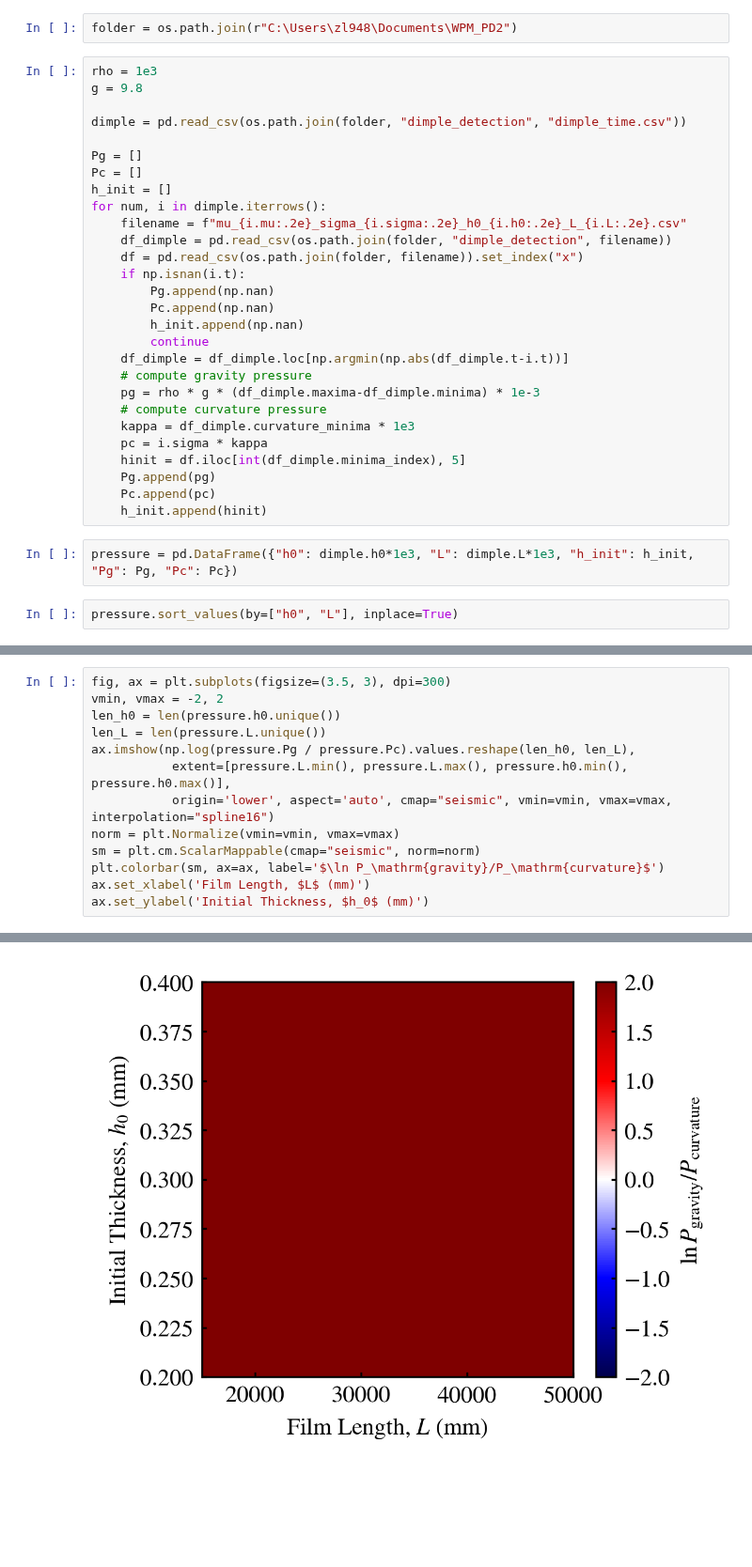
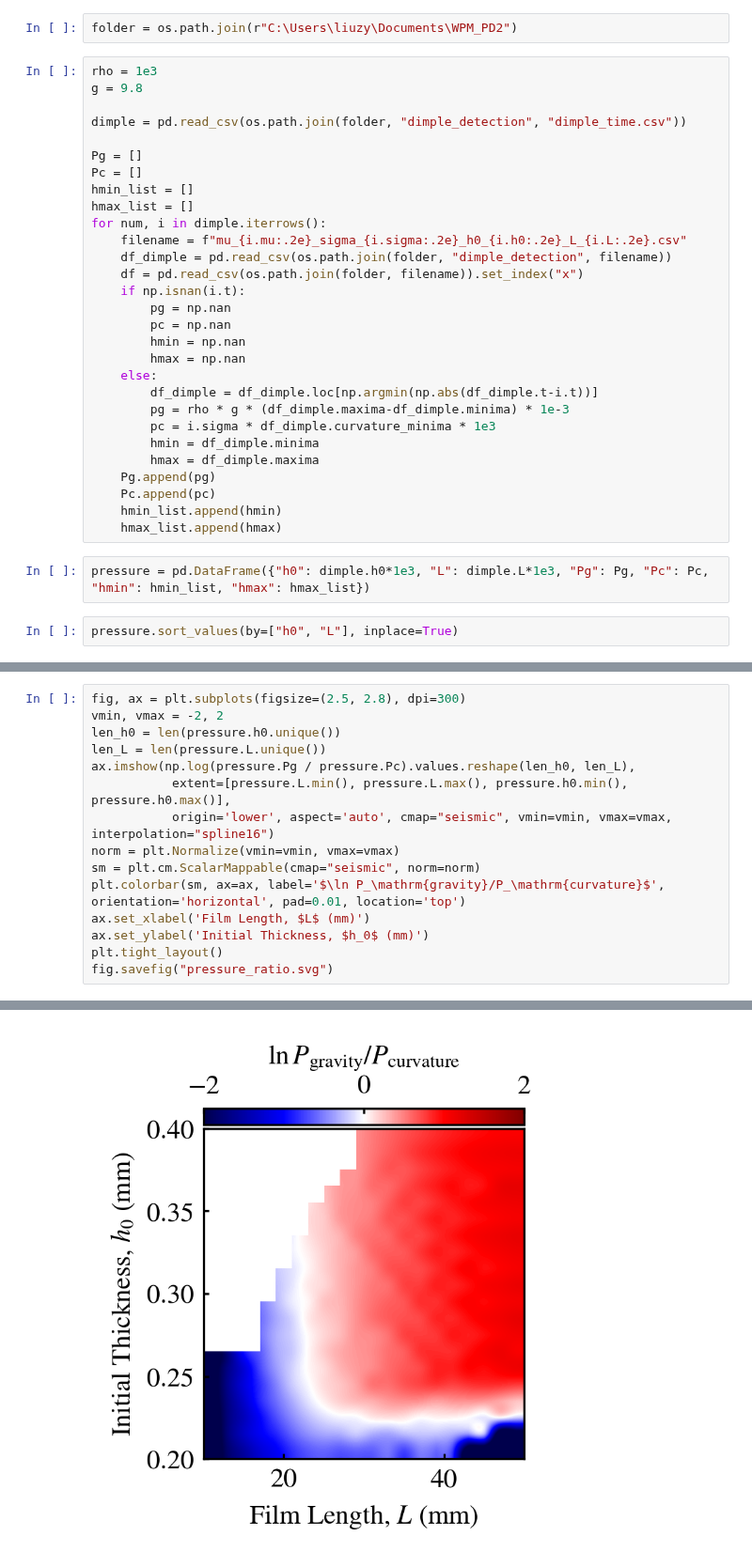
Before and after one commit to ZLoverty/WPM, a Jupyter notebook: Code/Response_to_reviewers.ipynb, the cells around one changed output, grey strips where cells are left out. Shown at 94% size. Drawn from its saved outputs; the diff is of its cells as text; blank space fills up the shorter version.

```diff
--- a/Code/Response_to_reviewers.ipynb
+++ b/Code/Response_to_reviewers.ipynb
@@ -1243,5 +1256,5 @@ Both $L$ and $h_0$ affects the relative contribution of surface tension and pres
 # %%
-folder = os.path.join(r"C:\Users\zl948\Documents\WPM_PD2")
+folder = os.path.join(r"C:\Users\liuzy\Documents\WPM_PD2")
 # %%
 rho = 1e3
 g = 9.8
@@ -1250,27 +1263,28 @@ dimple = pd.read_csv(os.path.join(folder, "dimple_detection", "dimple_time.csv")
 
 Pg = []
 Pc = []
-h_init = []
+hmin_list = []
+hmax_list = []
 for num, i in dimple.iterrows():
     filename = f"mu_{i.mu:.2e}_sigma_{i.sigma:.2e}_h0_{i.h0:.2e}_L_{i.L:.2e}.csv"
     df_dimple = pd.read_csv(os.path.join(folder, "dimple_detection", filename))
     df = pd.read_csv(os.path.join(folder, filename)).set_index("x")
     if np.isnan(i.t):
-        Pg.append(np.nan)
-        Pc.append(np.nan)
-        h_init.append(np.nan)
-        continue
-    df_dimple = df_dimple.loc[np.argmin(np.abs(df_dimple.t-i.t))]
-    # compute gravity pressure
-    pg = rho * g * (df_dimple.maxima-df_dimple.minima) * 1e-3
-    # compute curvature pressure
-    kappa = df_dimple.curvature_minima * 1e3
-    pc = i.sigma * kappa
-    hinit = df.iloc[int(df_dimple.minima_index), 5]
+        pg = np.nan
+        pc = np.nan
+        hmin = np.nan
+        hmax = np.nan
+    else:
+        df_dimple = df_dimple.loc[np.argmin(np.abs(df_dimple.t-i.t))]
+        pg = rho * g * (df_dimple.maxima-df_dimple.minima) * 1e-3
+        pc = i.sigma * df_dimple.curvature_minima * 1e3
+        hmin = df_dimple.minima
+        hmax = df_dimple.maxima
     Pg.append(pg)
     Pc.append(pc)
-    h_init.append(hinit)
+    hmin_list.append(hmin)
+    hmax_list.append(hmax)
 # %%
-pressure = pd.DataFrame({"h0": dimple.h0*1e3, "L": dimple.L*1e3, "h_init": h_init, "Pg": Pg, "Pc": Pc})
+pressure = pd.DataFrame({"h0": dimple.h0*1e3, "L": dimple.L*1e3, "Pg": Pg, "Pc": Pc, "hmin": hmin_list, "hmax": hmax_list})
 # %%
 pressure.sort_values(by=["h0", "L"], inplace=True)
@@ -1277,5 +1293,5 @@ pressure.sort_values(by=["h0", "L"], inplace=True)
 # %%
-fig, ax = plt.subplots(figsize=(3.5, 3), dpi=300)
+fig, ax = plt.subplots(figsize=(2.5, 2.8), dpi=300)
 vmin, vmax = -2, 2
 len_h0 = len(pressure.h0.unique())
 len_L = len(pressure.L.unique())
@@ -1284,7 +1300,9 @@ ax.imshow(np.log(pressure.Pg / pressure.Pc).values.reshape(len_h0, len_L),
            origin='lower', aspect='auto', cmap="seismic", vmin=vmin, vmax=vmax, interpolation="spline16")
 norm = plt.Normalize(vmin=vmin, vmax=vmax)
 sm = plt.cm.ScalarMappable(cmap="seismic", norm=norm)
-plt.colorbar(sm, ax=ax, label='$\ln P_\mathrm{gravity}/P_\mathrm{curvature}$')
+plt.colorbar(sm, ax=ax, label='$\ln P_\mathrm{gravity}/P_\mathrm{curvature}$', orientation='horizontal', pad=0.01, location='top')
 ax.set_xlabel('Film Length, $L$ (mm)')
 ax.set_ylabel('Initial Thickness, $h_0$ (mm)')
+plt.tight_layout()
+fig.savefig("pressure_ratio.svg")
 # %% [output]
@@ -1292 +1309 @@ Text(0, 0.5, 'Initial Thickness, $h_0$ (mm)')
-[figure, old version]
+[figure, new version]
```
Also changed, not shown: parts of 17 cells of this notebook, 2 other files.
